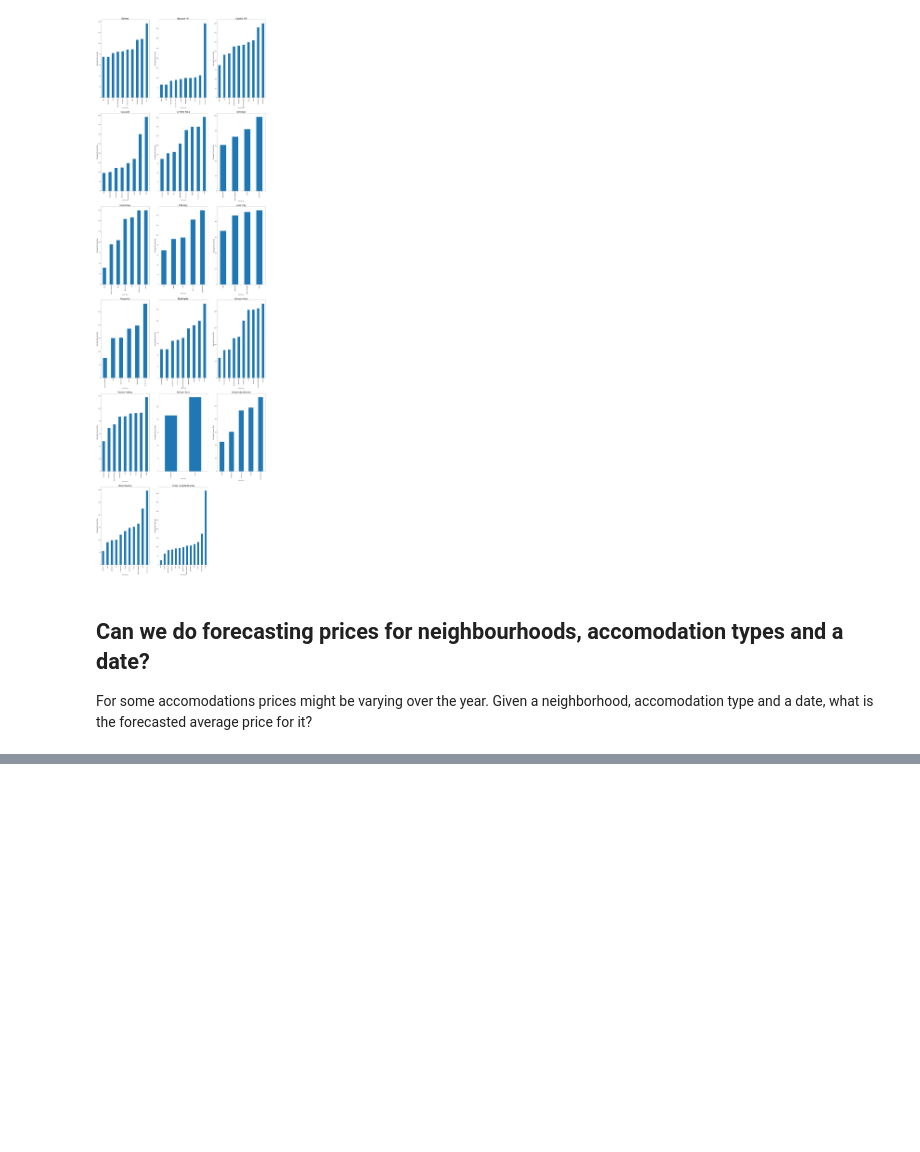
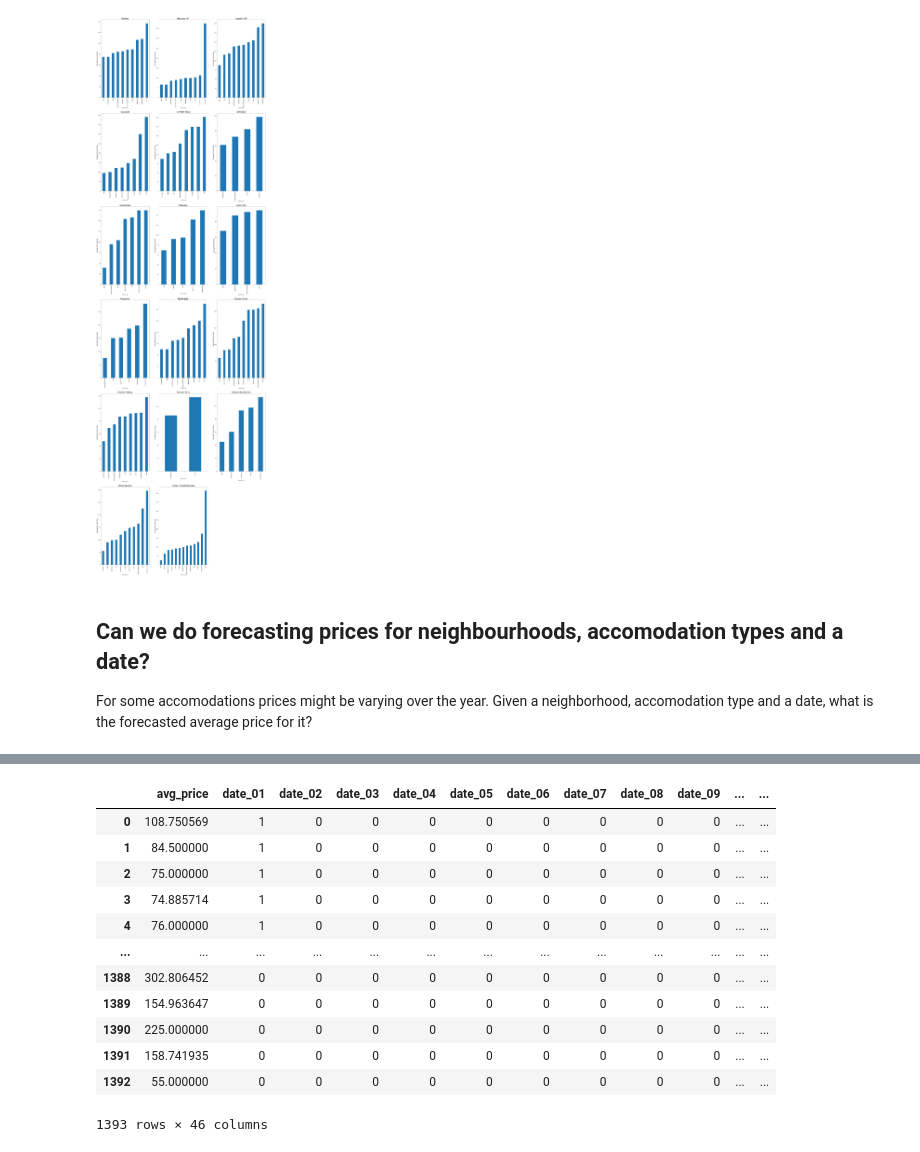
Before and after one commit to BadaBoomi/data_science_training_projects, a Jupyter notebook: blog_project/evaluate.ipynb, the cells around one changed output, grey strips where cells are left out. Cells and saved outputs as stored; diff of their text form; code cells hidden in the pictures; blank space fills up the shorter version.

```diff
--- a/blog_project/evaluate.ipynb
+++ b/blog_project/evaluate.ipynb
@@ -289,0 +333,4 @@ merged_forecast_df
+# %%
+# drop price_x and price_y
+merged_forecast_df.drop(['price_x', 'price_y'], axis=1, inplace=True)
+merged_forecast_df
@@ -289,0 +371,6 @@ merged_forecast_df
+# %%
+# for the model we will take only the average
+
+
+grouped_forecast = merged_forecast_df.groupby(['date', 'neighbourhood_group_cleansed',  'property_type'], as_index=False).agg(avg_price = ('price', 'mean'))
+print(grouped_forecast)
@@ -289,0 +392,45 @@ merged_forecast_df
+# %%
+def create_dummy_df(df, cat_cols, dummy_na):
+    '''
+    INPUT:
+    df - pandas dataframe with categorical variables you want to dummy
+    cat_cols - list of strings that are associated with names of the categorical columns
+    dummy_na - Bool holding whether you want to dummy NA vals of categorical columns or not
+
+    OUTPUT:
+    df - a new dataframe that has the following characteristics:
+            1. contains all columns that were not specified as categorical
+            2. removes all the original columns in cat_cols
+            3. dummy columns for each of the categorical columns in cat_cols
+            4. if dummy_na is True - it also contains dummy columns for the NaN values
+            5. Use a prefix of the column name with an underscore (_) for separating
+    '''
+    for col in  cat_cols:
+        try:
+            # for each cat add dummy var, drop original column
+            df = pd.concat([df.drop(col, axis=1), pd.get_dummies(df[col], prefix=col, prefix_sep='_', drop_first=False, dummy_na=dummy_na)], axis=1)
+        except:
+            continue
+    return df
+# %%
+grouped_forecast
+#Pull a list  the column names of the categorical variables
+cat_df = grouped_forecast.select_dtypes(include=['object'])
+cat_cols_lst = cat_df.columns
+
+df_new = create_dummy_df(grouped_forecast, cat_cols_lst, dummy_na=False)
+df_new
+# %% [output]
+|  | avg_price | date_01 | date_02 | date_03 | date_04 | date_05 | date_06 | date_07 | date_08 | date_09 | ... | ... |
+| 0 | 108.750569 | 1 | 0 | 0 | 0 | 0 | 0 | 0 | 0 | 0 | ... | ... |
+| 1 | 84.500000 | 1 | 0 | 0 | 0 | 0 | 0 | 0 | 0 | 0 | ... | ... |
+| 2 | 75.000000 | 1 | 0 | 0 | 0 | 0 | 0 | 0 | 0 | 0 | ... | ... |
+| 3 | 74.885714 | 1 | 0 | 0 | 0 | 0 | 0 | 0 | 0 | 0 | ... | ... |
+| 4 | 76.000000 | 1 | 0 | 0 | 0 | 0 | 0 | 0 | 0 | 0 | ... | ... |
+| ... | ... | ... | ... | ... | ... | ... | ... | ... | ... | ... | ... | ... |
+| 1388 | 302.806452 | 0 | 0 | 0 | 0 | 0 | 0 | 0 | 0 | 0 | ... | ... |
+| 1389 | 154.963647 | 0 | 0 | 0 | 0 | 0 | 0 | 0 | 0 | 0 | ... | ... |
+| 1390 | 225.000000 | 0 | 0 | 0 | 0 | 0 | 0 | 0 | 0 | 0 | ... | ... |
+| 1391 | 158.741935 | 0 | 0 | 0 | 0 | 0 | 0 | 0 | 0 | 0 | ... | ... |
+| 1392 | 55.000000 | 0 | 0 | 0 | 0 | 0 | 0 | 0 | 0 | 0 | ... | ... |
+1393 rows × 46 columns
```
Also changed, not shown: parts of 16 cells of this notebook, 1 other file.
